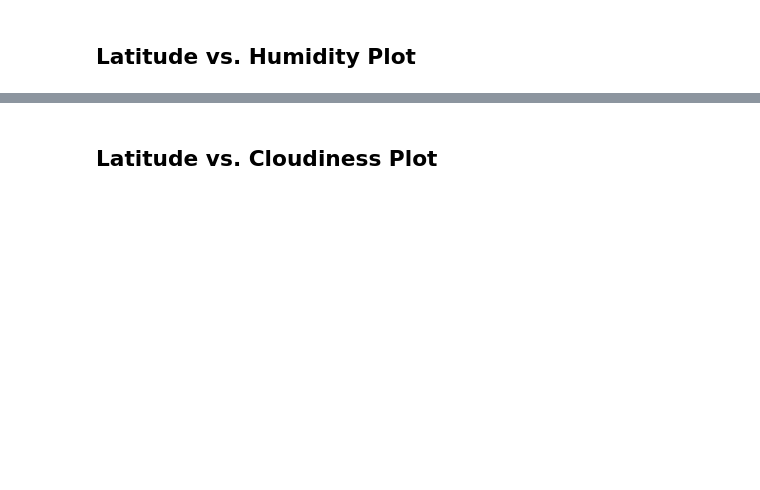
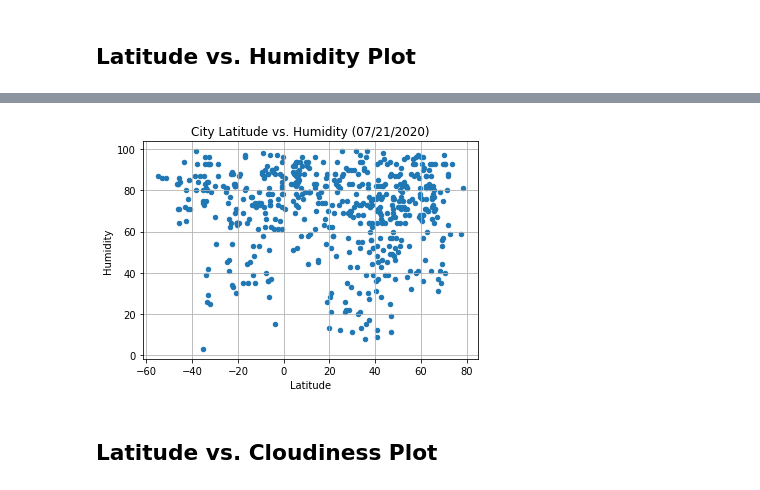
Before and after one commit to hlstevens16/python-api-challenge, a Jupyter notebook: WeatherPy/WeatherPy.ipynb, the cells around one changed output, grey strips where cells are left out. Cells and saved outputs as stored; diff of their text form; code cells hidden in the pictures; blank space fills up the shorter version.

```diff
--- a/WeatherPy/WeatherPy.ipynb
+++ b/WeatherPy/WeatherPy.ipynb
@@ -209,2 +203,11 @@ Int64Index([], dtype='int64')
+# %%
+clean_city_data.plot(kind='scatter', x='Lat', y='Humidity')
+plt.title('City Latitude vs. Humidity ({})'.format(date) )
+plt.xlabel('Latitude')
+plt.ylabel('Humidity')
+plt.grid()
+plt.savefig("Images/LatitudevsHumidity.png")
+# %% [output]
+[figure, added]
 # %% [markdown]
 ## Latitude vs. Cloudiness Plot
```
Also changed, not shown: parts of 36 cells of this notebook, 13 other files.
